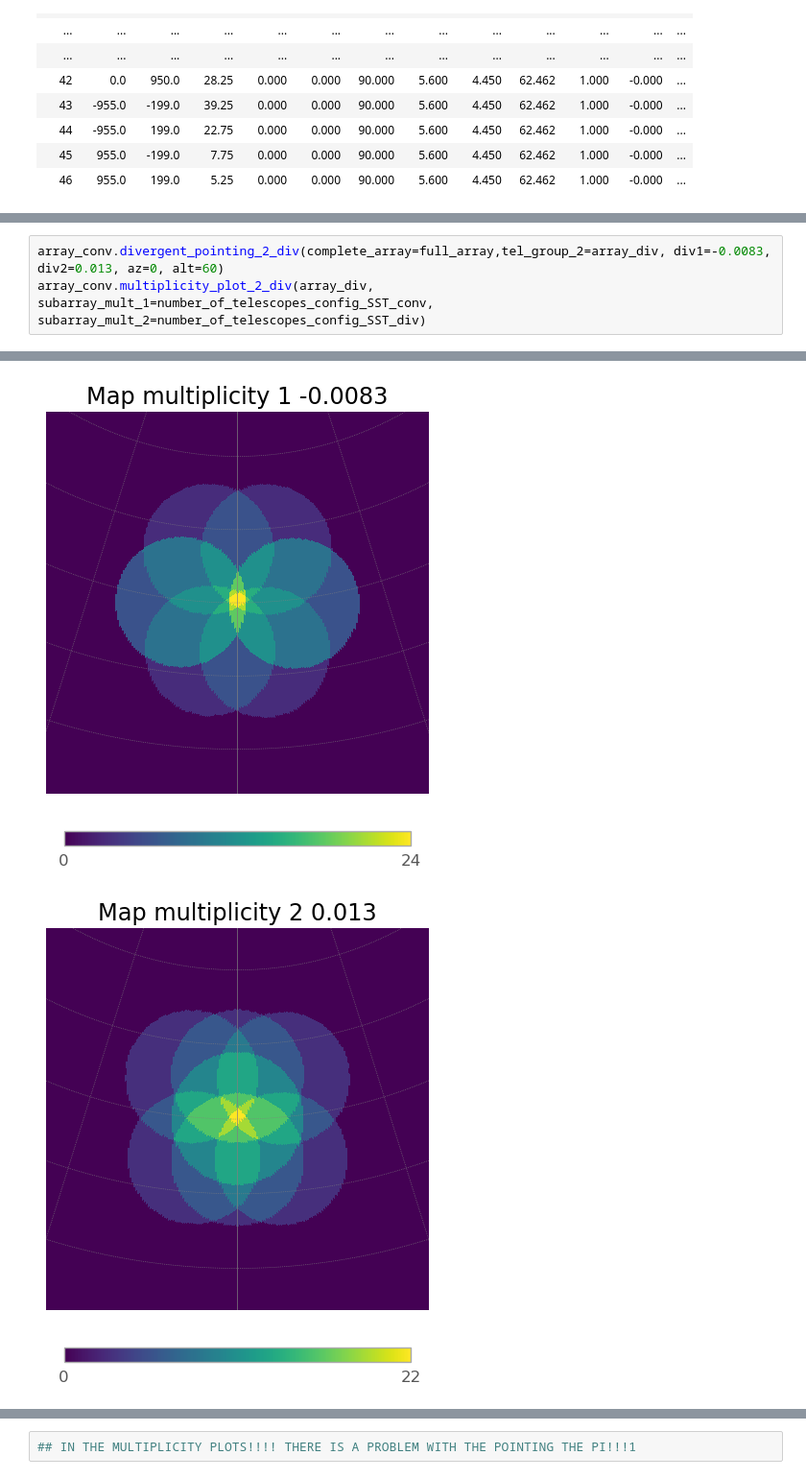
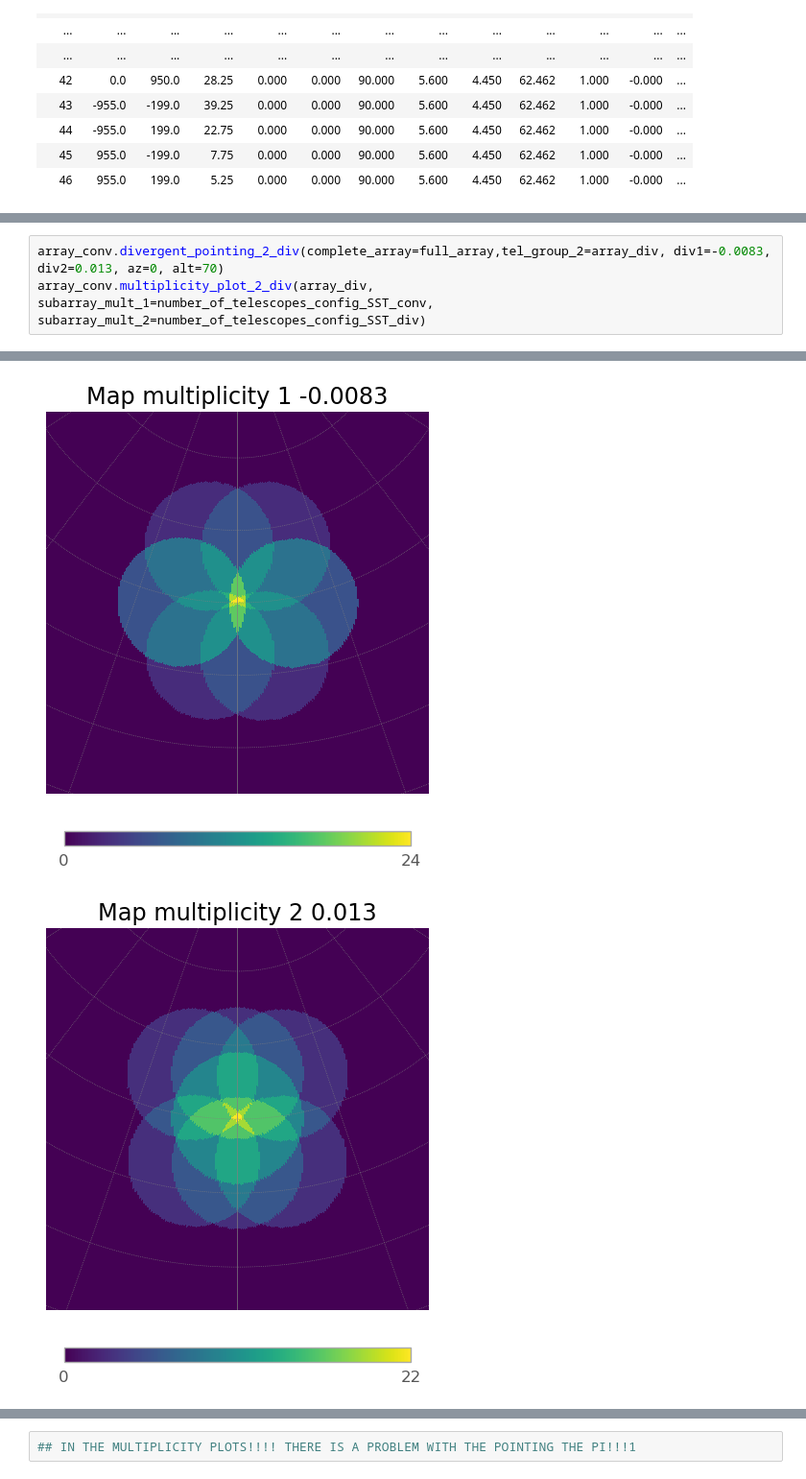
Before and after one commit to SamantaMorales/divtel, a Jupyter notebook: SST/BEST_SST_choosing_divergence_values.ipynb, the cells around one changed output, grey strips where cells are left out. Shown at 96% size. Saved outputs shown, nothing was run; the diff lists cells and outputs as text.

```diff
--- a/SST/BEST_SST_choosing_divergence_values.ipynb
+++ b/SST/BEST_SST_choosing_divergence_values.ipynb
@@ -432,5 +465,5 @@ Table length=46
 # %%
-array_conv.divergent_pointing_2_div(complete_array=full_array,tel_group_2=array_div, div1=-0.0083, div2=0.013, az=0, alt=60)
+array_conv.divergent_pointing_2_div(complete_array=full_array,tel_group_2=array_div, div1=-0.0083, div2=0.013, az=0, alt=70)
 array_conv.multiplicity_plot_2_div(array_div, subarray_mult_1=number_of_telescopes_config_SST_conv, subarray_mult_2=number_of_telescopes_config_SST_div)
 # %% [output]
 the barycenter for the calculations[-0.73913043  0.         29.65217391]
@@ -439,2 +472,2 @@ the barycenter for the calculations of the second divergence[-0.73913043  0.
-[figure, old version]
+[figure, new version]
-[figure, old version]
+[figure, new version]
```
Also changed, not shown: parts of 20 cells of this notebook, 3 other files.
